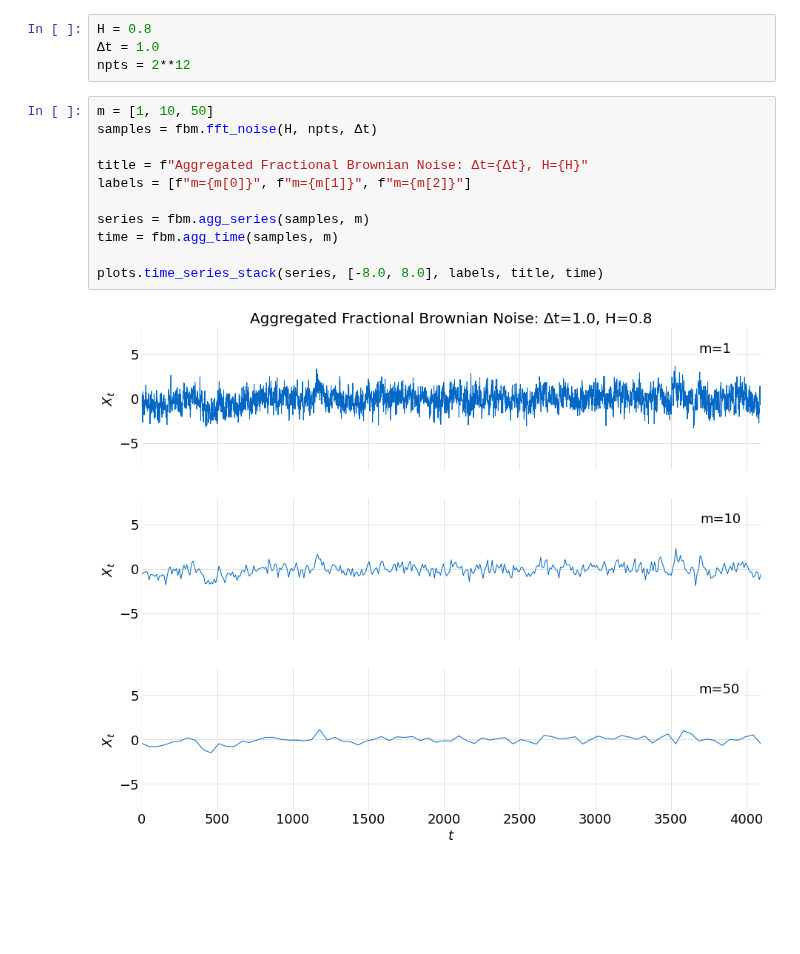
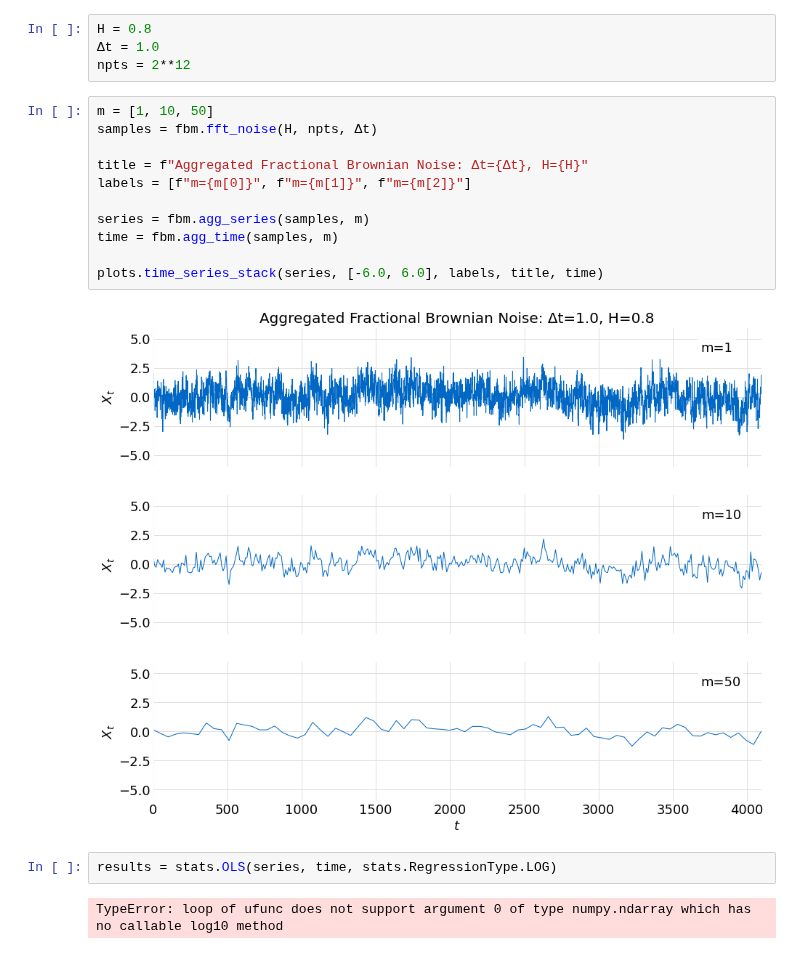
Before and after one commit to glyfish/alef, a Jupyter notebook: notebooks/random_processes/fbm_estimation_variance_aggregation.ipynb, the cells around one changed output. Cells and saved outputs as stored; diff of their text form; blank space fills up the shorter version.

Commit message:
more plot and stats work

```diff
--- a/notebooks/random_processes/fbm_estimation_variance_aggregation.ipynb
+++ b/notebooks/random_processes/fbm_estimation_variance_aggregation.ipynb
@@ -125,13 +126,17 @@ npts = 2**12
 # %%
 m = [1, 10, 50]
 samples = fbm.fft_noise(H, npts, Δt)
 
 title = f"Aggregated Fractional Brownian Noise: Δt={Δt}, H={H}"
 labels = [f"m={m[0]}", f"m={m[1]}", f"m={m[2]}"]
 
 series = fbm.agg_series(samples, m)
 time = fbm.agg_time(samples, m)
 
-plots.time_series_stack(series, [-8.0, 8.0], labels, title, time)
+plots.time_series_stack(series, [-6.0, 6.0], labels, title, time)
 # %% [output]
-[figure, old version]
+[figure, new version]
+# %%
+results = stats.OLS(series, time, stats.RegressionType.LOG)
+# %% [output]
+TypeError: loop of ufunc does not support argument 0 of type numpy.ndarray which has no callable log10 method
```
Also changed, not shown: parts of 1 cell of this notebook, 3 other files.
